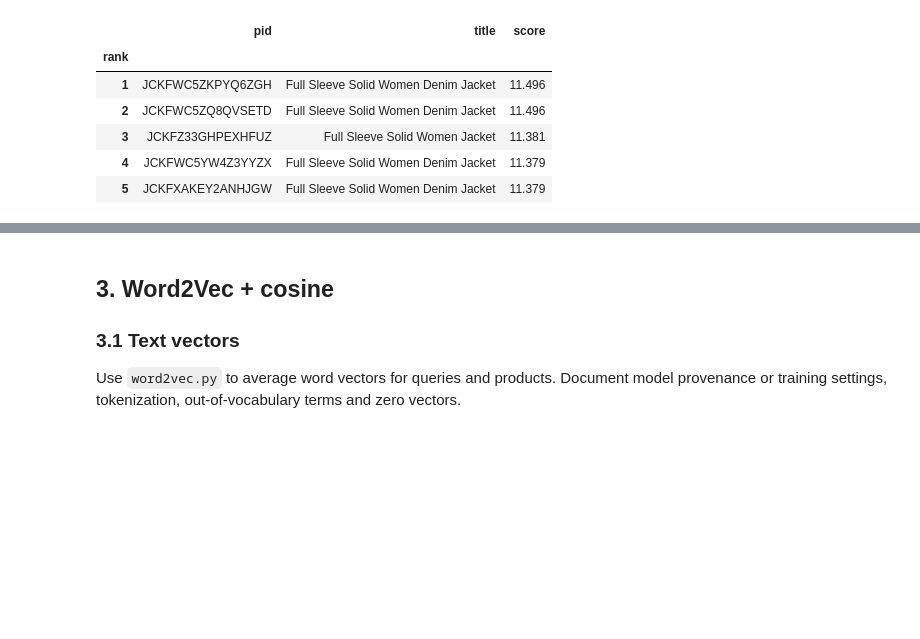
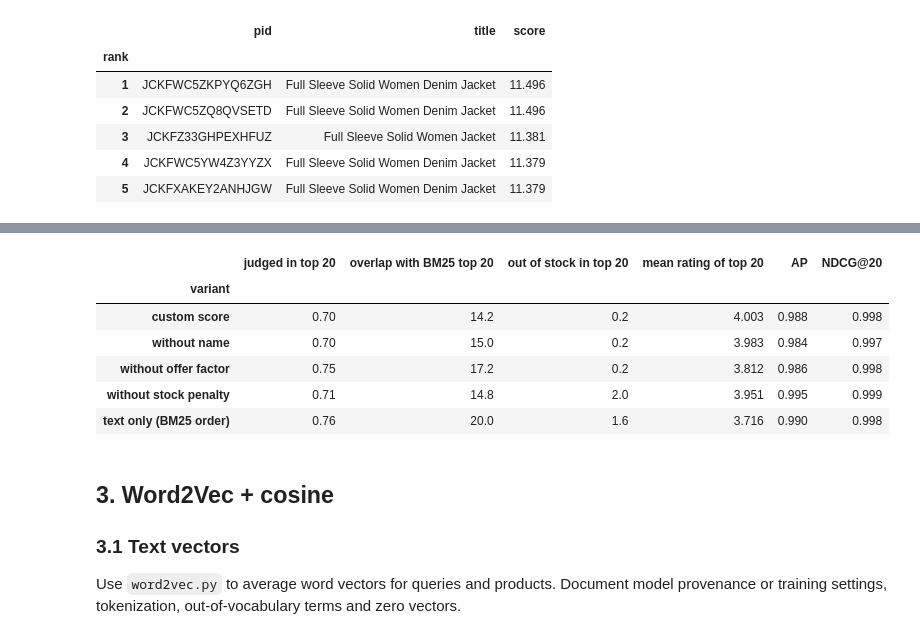
Before and after one commit to uripont/IRWA-2026-u213930-u213920-u215106, a Jupyter notebook: notebooks/part_3.ipynb, the cells around one changed output, grey strips where cells are left out. Drawn from its saved outputs; the diff is of its cells as text; code cells hidden in the pictures; blank space fills up the shorter version.

```diff
--- a/notebooks/part_3.ipynb
+++ b/notebooks/part_3.ipynb
@@ -151,3 +222,39 @@ Use `custom_score.py` to define and justify a relevance formula. Consider catalo
+# %%
+# What each component does: the same formula with one part switched off.
+variants = {
+    "custom score": {},
+    "without name": {"w_text": 1.0, "w_name": 0.0},
+    "without offer factor": {"base": 1.0, "w_rating": 0.0, "w_discount": 0.0},
+    "without stock penalty": {"out_of_stock": 1.0},
+    "text only (BM25 order)": {"w_text": 1.0, "w_name": 0.0, "base": 1.0, "w_rating": 0.0,
+                               "w_discount": 0.0, "out_of_stock": 1.0},
+}
+labels = ev.load_labels(ROOT / "data/test_labels.csv")  # judged from the TF-IDF top 40
+
+rows = []
+for variant, weights in variants.items():
+    for qid in TEST_QUERIES:
+        ranked = top_k(custom_score.combine(features[qid], **weights).to_dict(), None)
+        judged = [pid for pid in ranked if pid in labels[qid]]
+        top = ranked[:K]
+        rows.append({
+            "variant": variant,
+            "judged in top 20": sum(pid in labels[qid] for pid in top) / len(top),
+            "overlap with BM25 top 20": len(set(top) & set(top_k(rankings["BM25"][qid]))),
+            "out of stock in top 20": int(engine.corpus.loc[top, "out_of_stock"].sum()),
+            "mean rating of top 20": features[qid].loc[top, "rating"].mean() * 4 + 1,
+            "AP": ev.average_precision_at_k(judged, labels[qid], None),
+            "NDCG@20": ev.ndcg_at_k(judged, labels[qid], K),
+        })
+pd.DataFrame(rows).groupby("variant", sort=False).mean().round(3)
+# %% [output]
+|  | judged in top 20 | overlap with BM25 top 20 | out of stock in top 20 | mean rating of top 20 | AP | NDCG@20 |
+| variant |  |  |  |  |  |  |
+| custom score | 0.70 | 14.2 | 0.2 | 4.003 | 0.988 | 0.998 |
+| without name | 0.70 | 15.0 | 0.2 | 3.983 | 0.984 | 0.997 |
+| without offer factor | 0.75 | 17.2 | 0.2 | 3.812 | 0.986 | 0.998 |
+| without stock penalty | 0.71 | 14.8 | 2.0 | 3.951 | 0.995 | 0.999 |
+| text only (BM25 order) | 0.76 | 20.0 | 1.6 | 3.716 | 0.990 | 0.998 |
 # %% [markdown]
 ## 3. Word2Vec + cosine
 
```
Also changed, not shown: parts of 3 cells of this notebook, 3 other files.
